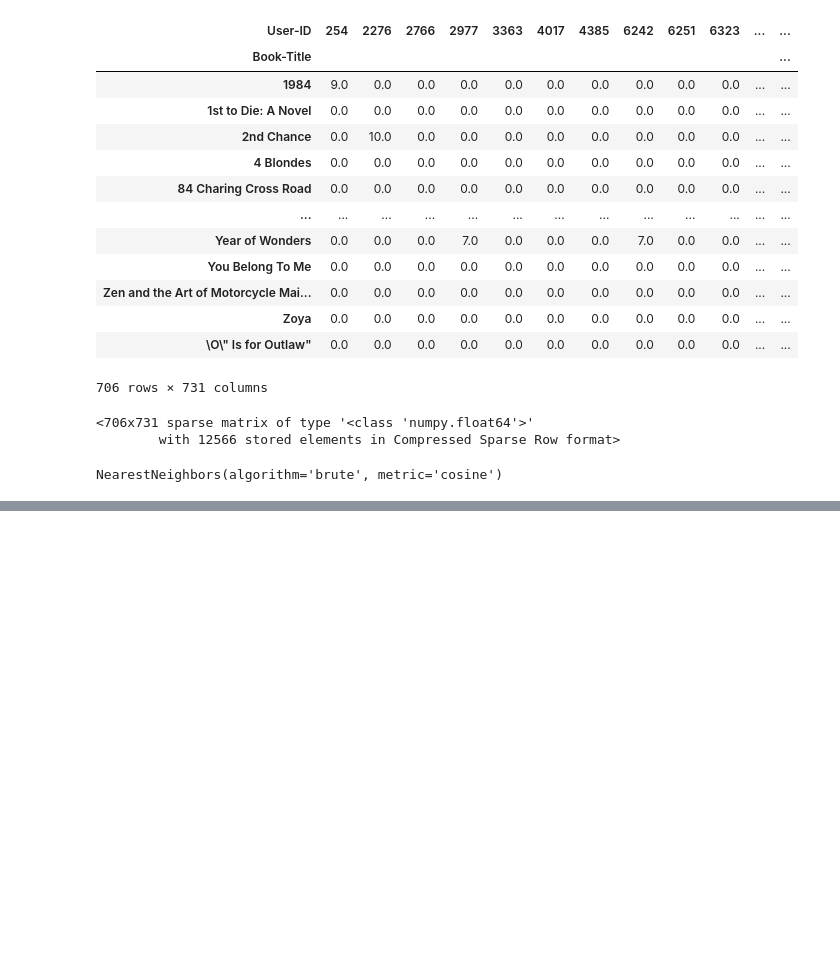
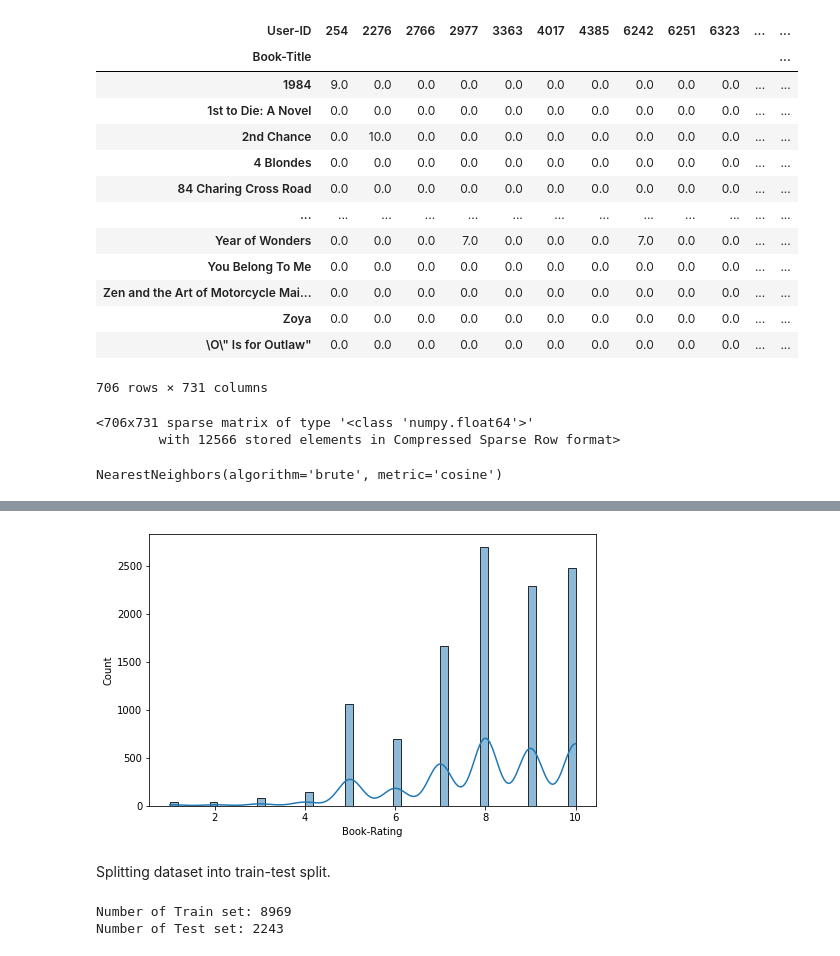
Before and after one commit to shyamsundar-v/Book-Recommendation-System, a Jupyter notebook: Book_Recommendation_System.ipynb, the cells around one changed output, grey strips where cells are left out. Cells and saved outputs as stored; diff of their text form; code cells hidden in the pictures; blank space fills up the shorter version.

```diff
--- a/Book_Recommendation_System.ipynb
+++ b/Book_Recommendation_System.ipynb
@@ -700,0 +754,24 @@ Recommendation forLoves Music, Loves to Dance
+# %%
+## Plot after log transformation
+plt.figure(figsize=(8, 5))
+sns.histplot(interactions_from_selected_users_df.groupby(['ISBN', 'User-ID'])['Book-Rating'].sum(), kde=True)
+plt.show()
+# %% [output]
+[figure, added]
+# %% [markdown]
+Splitting dataset into train-test split.
+# %%
+from sklearn.model_selection import train_test_split
+
+
+train_df, test_df = train_test_split(interactions_full_df,
+                                     stratify = interactions_full_df['User-ID'],
+                                     test_size = 0.20,
+                                     random_state = 0
+                                     )
+
+print('Number of Train set: %d' % len(train_df))
+print('Number of Test set: %d' % len(test_df))
+# %% [output]
+Number of Train set: 8969
+Number of Test set: 2243
```
Also changed, not shown: parts of 30 cells of this notebook.
